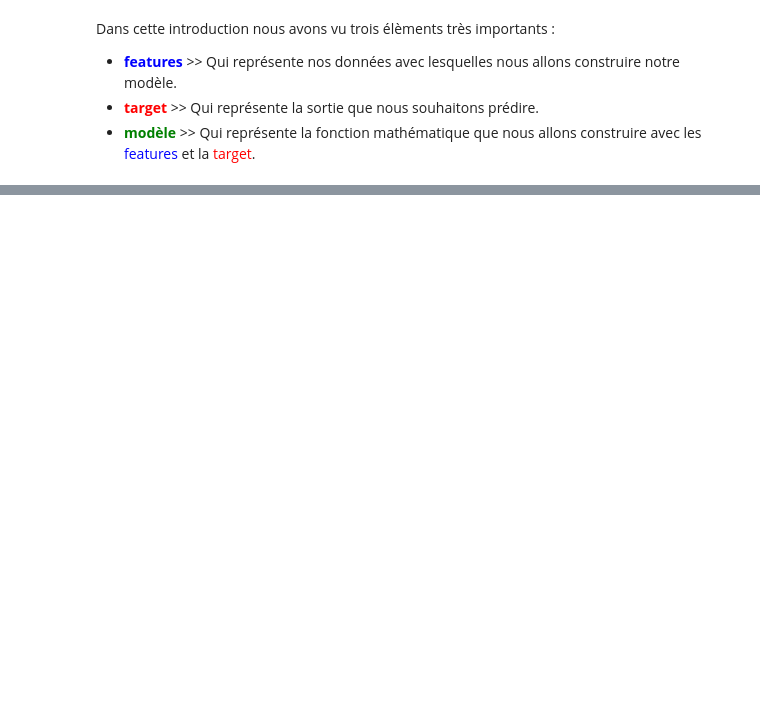
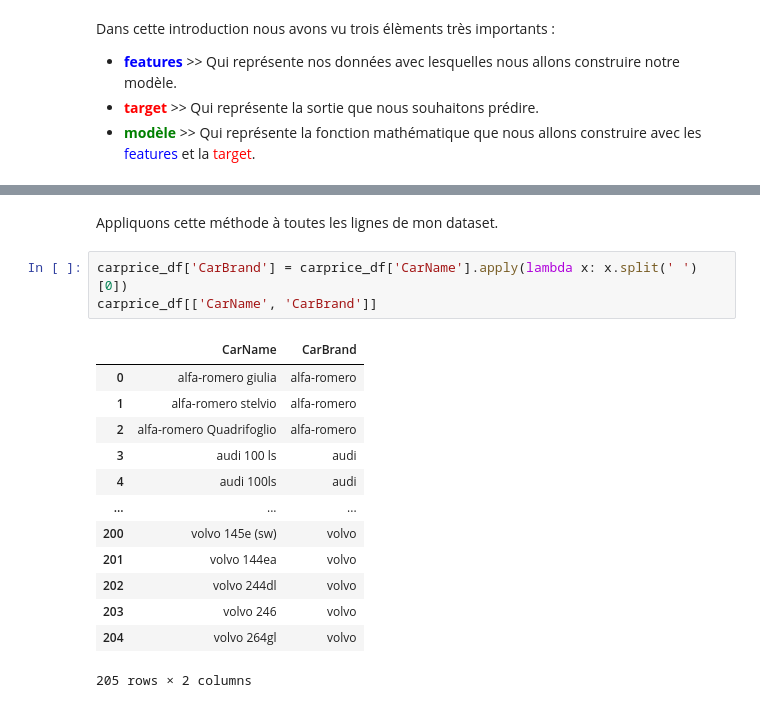
Before and after one commit to logan974/DataCupChallengeLoganFork, a Jupyter notebook: MasterClass_3/Cours3.ipynb, the cells around one changed output, grey strips where cells are left out. Saved outputs shown, nothing was run; the diff lists cells and outputs as text; blank space fills up the shorter version.

```diff
--- a/MasterClass_3/Cours3.ipynb
+++ b/MasterClass_3/Cours3.ipynb
@@ -185,0 +398,19 @@ Ci dessous un tableau récapitulatif de la différence entre les modèles superv
+# %% [markdown]
+Appliquons cette méthode à toutes les lignes de mon dataset.
+# %%
+carprice_df['CarBrand'] = carprice_df['CarName'].apply(lambda x: x.split(' ')[0])
+carprice_df[['CarName', 'CarBrand']]
+# %% [output]
+|  | CarName | CarBrand |
+| 0 | alfa-romero giulia | alfa-romero |
+| 1 | alfa-romero stelvio | alfa-romero |
+| 2 | alfa-romero Quadrifoglio | alfa-romero |
+| 3 | audi 100 ls | audi |
+| 4 | audi 100ls | audi |
+| ... | ... | ... |
+| 200 | volvo 145e (sw) | volvo |
+| 201 | volvo 144ea | volvo |
+| 202 | volvo 244dl | volvo |
+| 203 | volvo 246 | volvo |
+| 204 | volvo 264gl | volvo |
+205 rows × 2 columns
```
Also changed, not shown: parts of 18 cells of this notebook, 3 other files.
